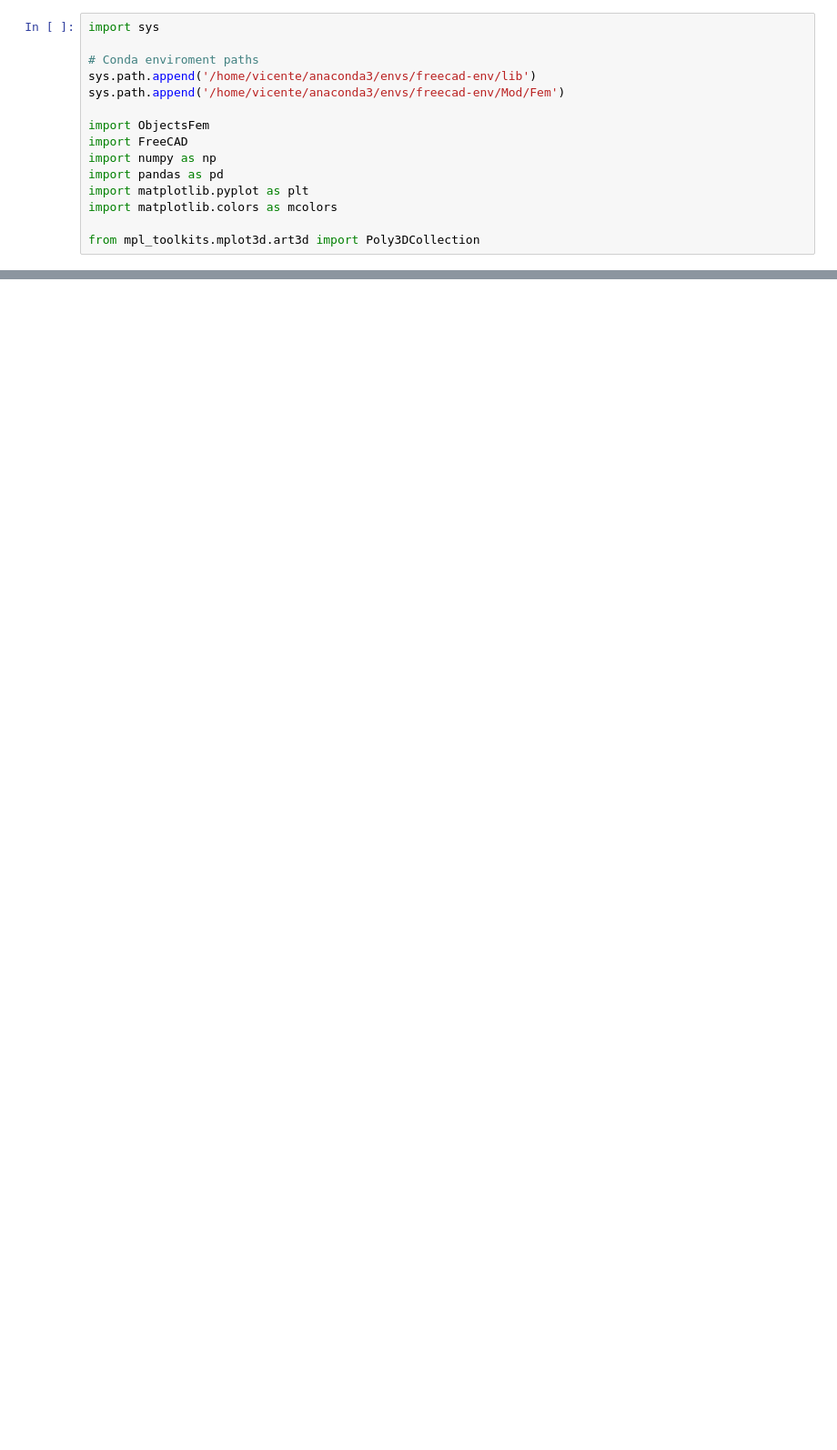
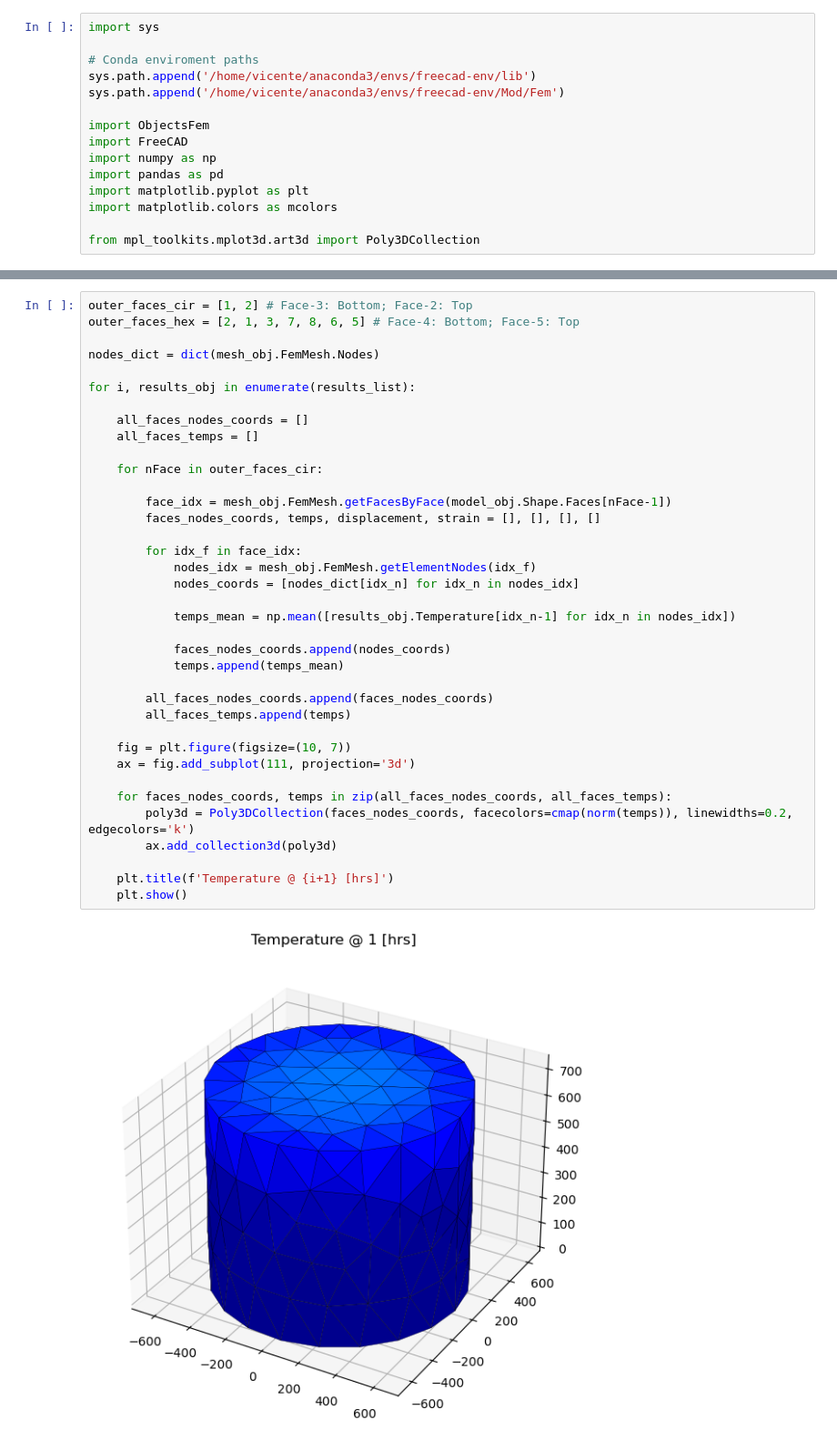
Before and after one commit to MarcoAyalaT/Vicente, a Jupyter notebook: WCD_analysis/plotThermo.ipynb, the cells around one changed output, grey strips where cells are left out. Shown at 91% size. Saved outputs shown, nothing was run; the diff lists cells and outputs as text; blank space fills up the shorter version.

```diff
--- a/WCD_analysis/plotThermo.ipynb
+++ b/WCD_analysis/plotThermo.ipynb
@@ -71,0 +43,39 @@ for results in results_list:
+# %%
+outer_faces_cir = [1, 2] # Face-3: Bottom; Face-2: Top
+outer_faces_hex = [2, 1, 3, 7, 8, 6, 5] # Face-4: Bottom; Face-5: Top
+
+nodes_dict = dict(mesh_obj.FemMesh.Nodes)
+
+for i, results_obj in enumerate(results_list):
+
+    all_faces_nodes_coords = []
+    all_faces_temps = []
+
+    for nFace in outer_faces_cir:
+
+        face_idx = mesh_obj.FemMesh.getFacesByFace(model_obj.Shape.Faces[nFace-1])
+        faces_nodes_coords, temps, displacement, strain = [], [], [], []
+
+        for idx_f in face_idx:
+            nodes_idx = mesh_obj.FemMesh.getElementNodes(idx_f)
+            nodes_coords = [nodes_dict[idx_n] for idx_n in nodes_idx]
+
+            temps_mean = np.mean([results_obj.Temperature[idx_n-1] for idx_n in nodes_idx])
+
+            faces_nodes_coords.append(nodes_coords)
+            temps.append(temps_mean)
+
+        all_faces_nodes_coords.append(faces_nodes_coords)
+        all_faces_temps.append(temps)
+
+    fig = plt.figure(figsize=(10, 7))
+    ax = fig.add_subplot(111, projection='3d')
+
+    for faces_nodes_coords, temps in zip(all_faces_nodes_coords, all_faces_temps):
+        poly3d = Poly3DCollection(faces_nodes_coords, facecolors=cmap(norm(temps)), linewidths=0.2, edgecolors='k')
+        ax.add_collection3d(poly3d)
+
+    plt.title(f'Temperature @ {i+1} [hrs]')
+    plt.show()
+# %% [output]
+[figure, added]
```
Also changed, not shown: parts of 12 cells of this notebook, 6 other files.
